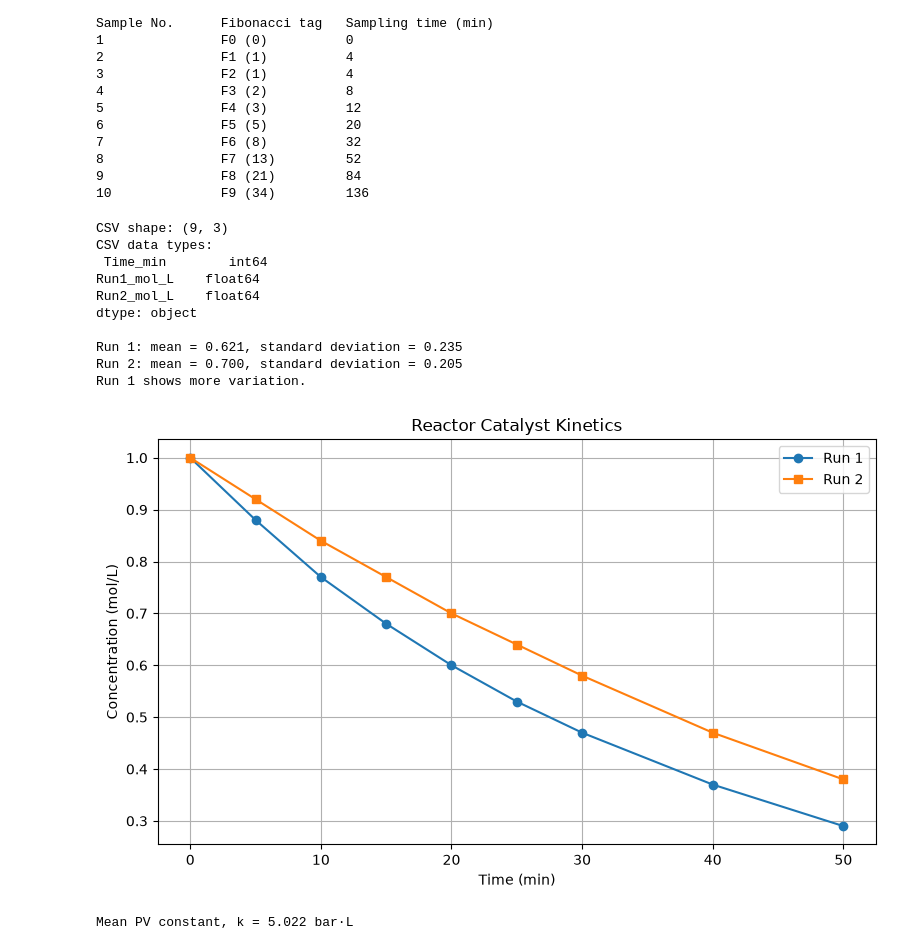
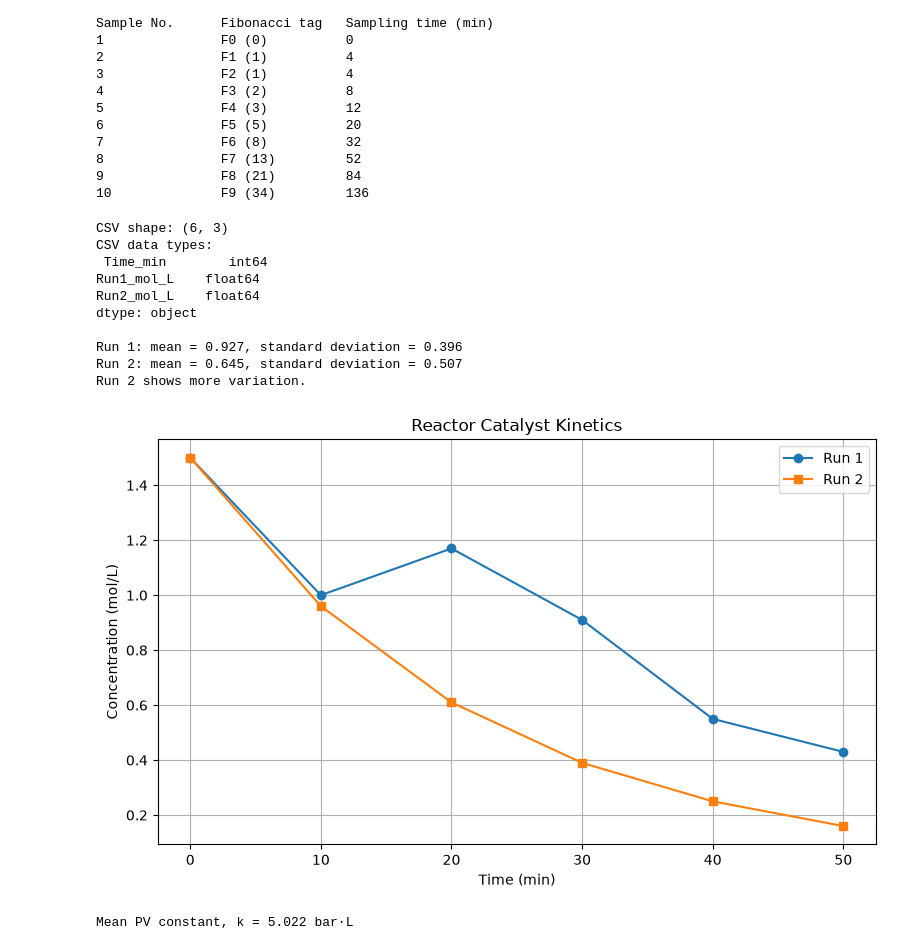
Before and after one commit to anupamugokar-tech/CP_Practical, a Jupyter notebook: 20251001075_setD.ipynb, the cells around one changed output. Saved outputs shown, nothing was run; the diff lists cells and outputs as text; code cells hidden in the pictures.

Commit message:
Update kinetics data in CSV and JSON files
- Modified concentration values for Run1 and Run2 at various time intervals.
- Updated time points to reflect new experimental results.

```diff
--- a/20251001075_setD.ipynb
+++ b/20251001075_setD.ipynb
@@ -289,9 +289,9 @@ import matplotlib.pyplot as plt
 # Run 1 uses the illustrative kinetics data from Practical 10.
 # Run 2 is illustrative because no second series was specified.
 kinetics_df = pd.DataFrame({
-    "Time_min": [0, 5, 10, 15, 20, 25, 30, 40, 50],
-    "Run1_mol_L": [1.00, 0.88, 0.77, 0.68, 0.60, 0.53, 0.47, 0.37, 0.29],
-    "Run2_mol_L": [1.00, 0.92, 0.84, 0.77, 0.70, 0.64, 0.58, 0.47, 0.38],
+    "Time_min": [0,  10,  20,  30, 40, 50],
+    "Run1_mol_L": [ 1.50, 1.00, 1.17, 0.91, 0.55, 0.43],
+    "Run2_mol_L": [1.50, 0.96, 0.61, 0.39, 0.25, 0.16],
 })
 
 # Save both formats, then read the CSV back and inspect it.
@@ -336,37 +336,37 @@ plt.show()
 gas_data = pd.DataFrame({
     "Volume_L": [1, 2, 3, 4, 5],
     "Pressure_bar": [5.03, 2.52, 1.65, 1.26, 1.01],
 })
 k = (gas_data["Volume_L"] * gas_data["Pressure_bar"]).mean()
 print(f"\nMean PV constant, k = {k:.3f} bar·L")
 
 # Plot measured pressures and the reference curve P = k / V.
 volume_curve = np.linspace(gas_data["Volume_L"].min(),
                            gas_data["Volume_L"].max(), 200)
 pressure_curve = k / volume_curve
 
 plt.figure(figsize=(8, 5))
 plt.scatter(gas_data["Volume_L"], gas_data["Pressure_bar"],
             label="Measured data")
 plt.plot(volume_curve, pressure_curve, label=f"Reference curve (k={k:.3f})")
 plt.title("Ethylene Gas Compression")
 plt.xlabel("Volume (L)")
 plt.ylabel("Pressure (bar)")
 plt.legend()
 plt.grid(True)
 plt.tight_layout()
 plt.show()
 # %% [output]
-CSV shape: (9, 3)
+CSV shape: (6, 3)
 CSV data types:
  Time_min        int64
 Run1_mol_L    float64
 Run2_mol_L    float64
 dtype: object
 
-Run 1: mean = 0.621, standard deviation = 0.235
-Run 2: mean = 0.700, standard deviation = 0.205
-Run 1 shows more variation.
+Run 1: mean = 0.927, standard deviation = 0.396
+Run 2: mean = 0.645, standard deviation = 0.507
+Run 2 shows more variation.
-[figure, old version]
+[figure, new version]
 Mean PV constant, k = 5.022 bar·L
 [figure]
```
Also changed, not shown: 2 other files.
